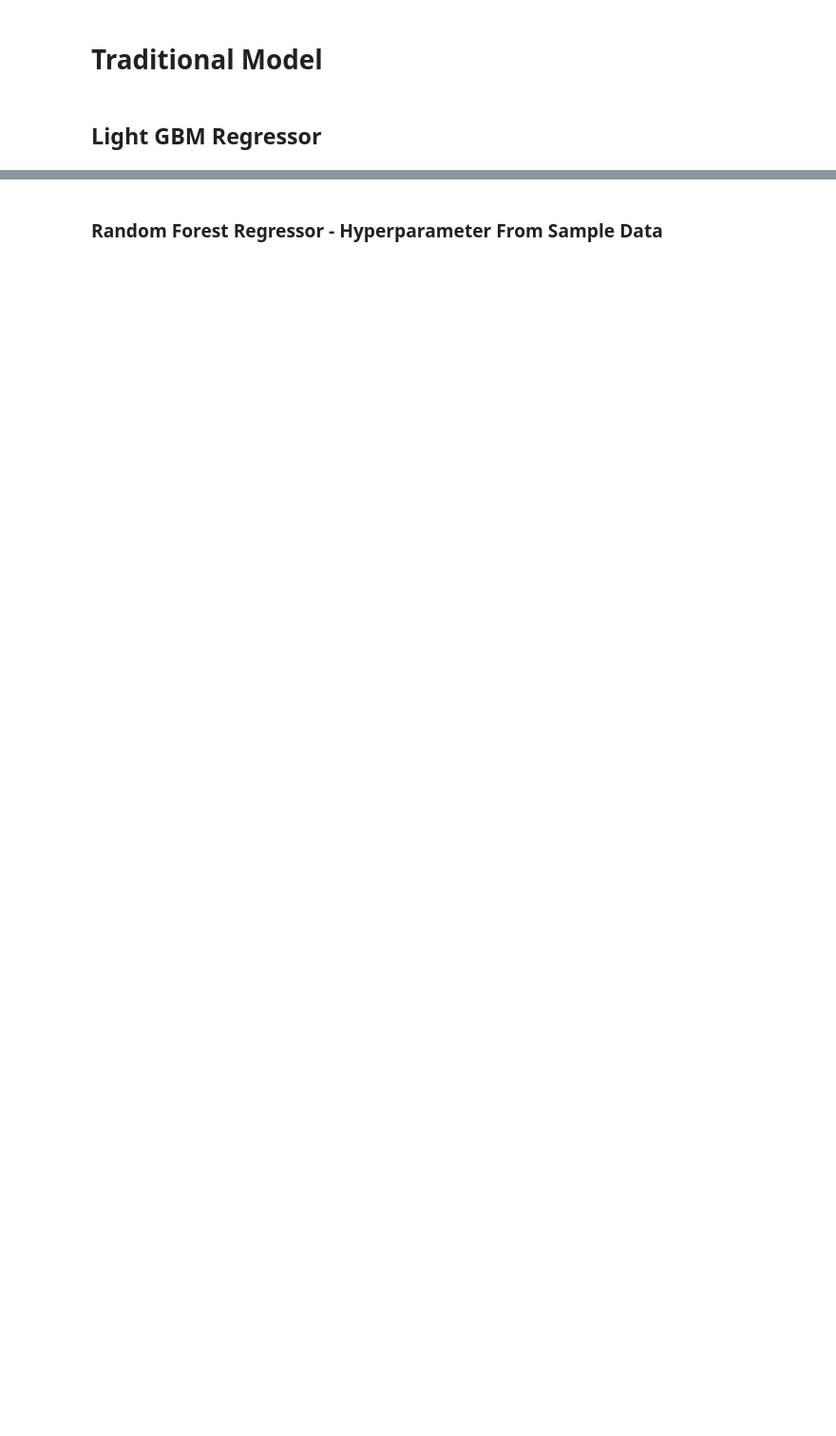
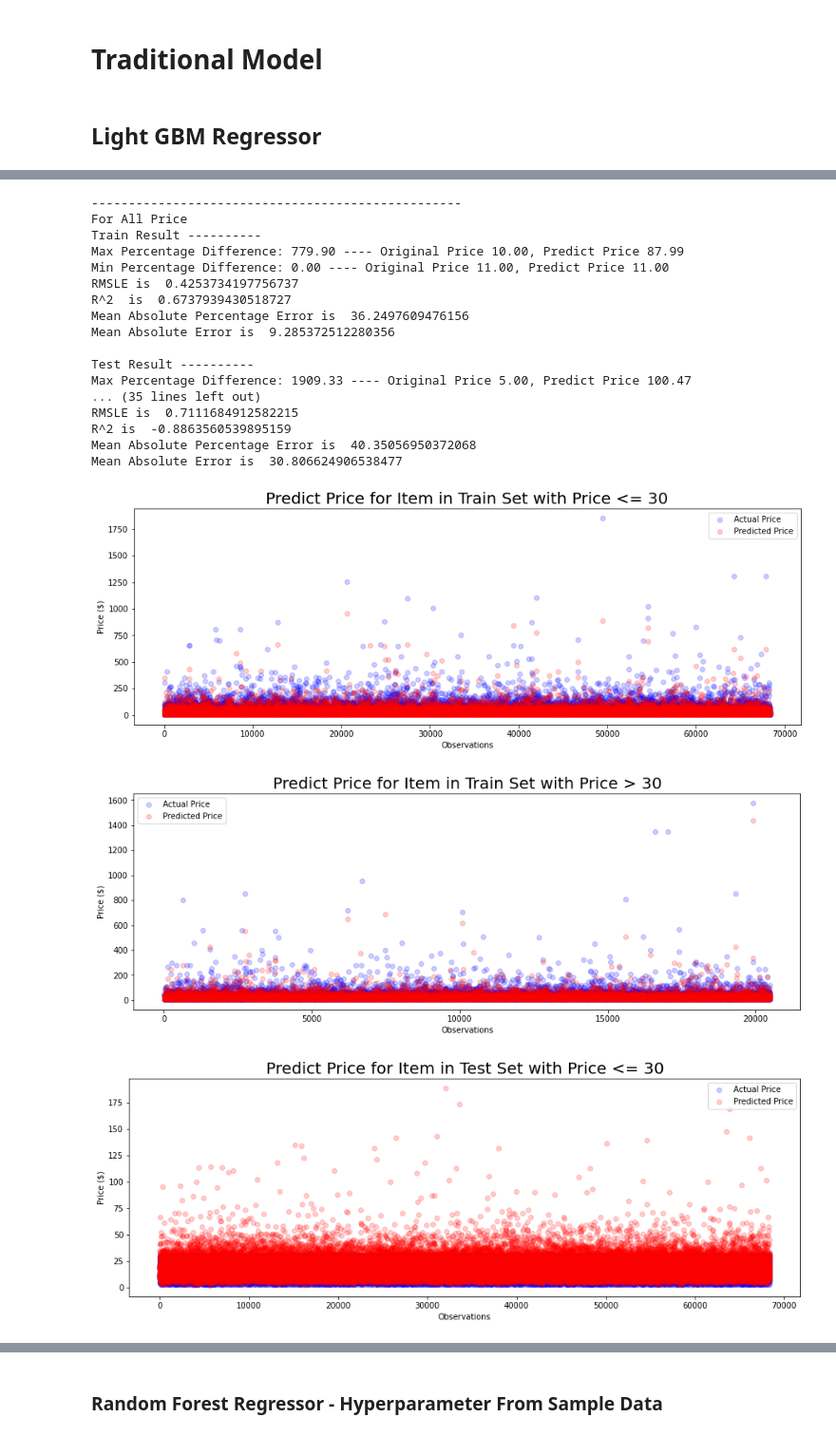
Before and after one commit to DSEI21000-S21/project-product-price-prediction, a Jupyter notebook: Price_Prediction_Large_Sample.ipynb, the cells around one changed output, grey strips where cells are left out. Shown at 95% size. Saved outputs shown, nothing was run; the diff lists cells and outputs as text; code cells hidden in the pictures; blank space fills up the shorter version.

```diff
--- a/Price_Prediction_Large_Sample.ipynb
+++ b/Price_Prediction_Large_Sample.ipynb
@@ -213,0 +321,31 @@ Mean Absolute Percentage Error is  40.02093315572961
+# %%
+lgbm_train_pred  = np.load("data/select_k_best_lgbm_train_pred.npy")
+lgbm_test_pred  = np.load("data/select_k_best_lgbm_test_pred.npy")
+# %%
+ori_train_price, ori_test_price, pred_train_price, pred_test_price = get_ori_price(y_train, lgbm_train_pred,
+                                                                                   y_test, lgbm_test_pred)
+
+result_df = reg_evaluation(ori_train_price, ori_test_price, pred_train_price, pred_test_price,  # origin price
+               y_train, lgbm_train_pred, y_test, lgbm_test_pred,
+               price_split=30,print_result = True)
+# %% [output]
+--------------------------------------------------
+For All Price
+Train Result ----------
+Max Percentage Difference: 779.90 ---- Original Price 10.00, Predict Price 87.99
+Min Percentage Difference: 0.00 ---- Original Price 11.00, Predict Price 11.00
+RMSLE is  0.4253734197756737
+R^2  is  0.6737939430518727
+Mean Absolute Percentage Error is  36.2497609476156
+Mean Absolute Error is  9.285372512280356
+
+Test Result ----------
+Max Percentage Difference: 1909.33 ---- Original Price 5.00, Predict Price 100.47
+... (35 lines left out)
+RMSLE is  0.7111684912582215
+R^2 is  -0.8863560539895159
+Mean Absolute Percentage Error is  40.35056950372068
+Mean Absolute Error is  30.806624906538477
+[figure, added]
+[figure, added]
+[figure, added]
```
Also changed, not shown: parts of 32 cells of this notebook.
